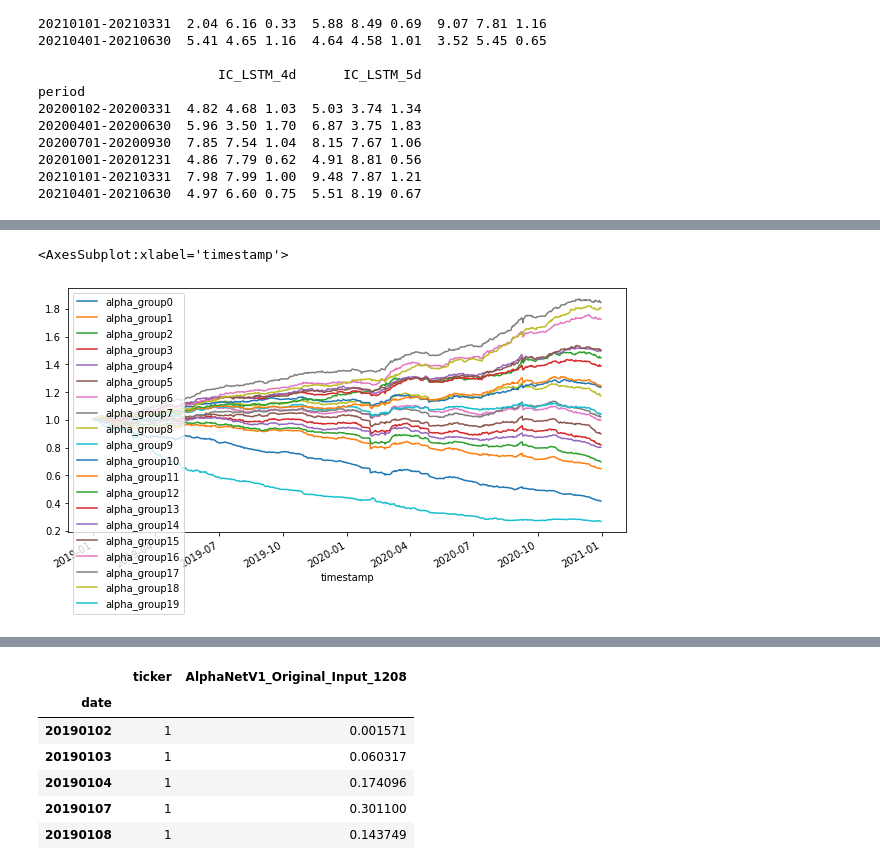
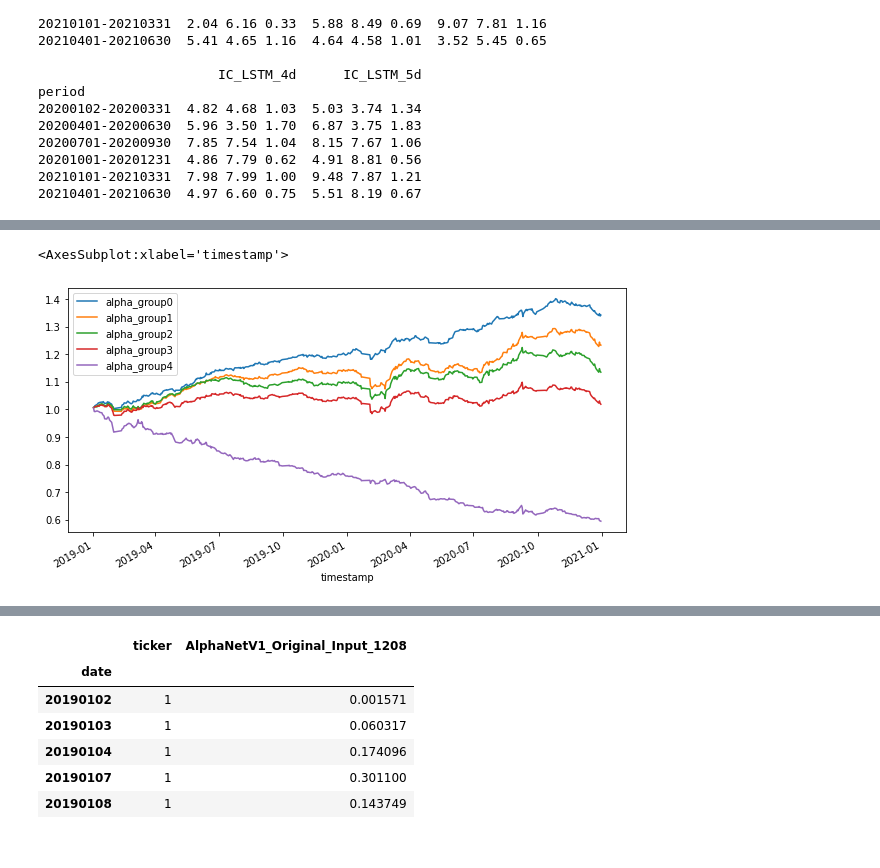
Before and after one commit to June24-Wu/Shannon, a Jupyter notebook: NoteBook/Loopback.ipynb, the cells around one changed output, grey strips where cells are left out. Saved outputs shown, nothing was run; the diff lists cells and outputs as text; code cells hidden in the pictures.

```diff
--- a/NoteBook/Loopback.ipynb
+++ b/NoteBook/Loopback.ipynb
@@ -70,7 +70,11 @@ print('Loading the configuration from ' + config_path)
 configs = namespace.load_namespace(config_path)
 FT = FeatureAnalysis(configs, feature_path=r"/home/wuwenjun/factor_lib")
 alpha_list = list(FT.features_in_path.keys())
-alpha_list = ["AlphaNet_8Input_Shift_1_Sequence_20_10d_ret_standscalar"]
+alpha_list = [
+#     "AlphaNetV1_Shift_5_Sequence_6_0",
+    "AlphaNet_8Input_Shift_1_Sequence_20_10d_ret_standscalar_2",
+#     "AlphaNetV4"
+]
 # alpha_list = ["LSTM_AlphaNet_Original_Input_5d_return_1","AlphaNet_Original_Input_5d_return_5d_change_1",
 #               "LSTM_AlphaNet_Original_Input_5d_return_2","AlphaNet_Original_Input_5d_return_5d_change_2",
 #              "LSTM_AlphaNet_Original_Input_5d_return_3","AlphaNet_Original_Input_5d_return_5d_change_3",
@@ -96,7 +100,7 @@ for alpha_name in alpha_list:
         negative = True
     else:
         negative = False
-    FT.get_top_return(alpha_name, negative= False, trade_type='long-only', transmission_rate=0.00025,
+    a = FT.get_top_return(alpha_name, negative= False, trade_type='long-only', transmission_rate=0.00025,
                             tax_rate=0.001, verbose=True,bt_price = "vwap",trade_period=6)
 # %% [output]
 Loading the configuration from /home/ShareFolder/lgc/Modules/Research/config/feature_bt_template
@@ -397,18 +423,25 @@ period
 20210101-20210331  7.98 7.99 1.00  9.48 7.87 1.21
 20210401-20210630  4.97 6.60 0.75  5.51 8.19 0.67
 # %%
+import time
+from Research.backtest.bt import BTDaily
+from Research.feature.ft import FeatureAnalysis
 import Research.utils.namespace as namespace
+import Research.utils.normalization as norm
 import numpy as np
-
-from Research.feature.ft import FeatureAnalysis
-from Research.utils import normalization as norm
 
 config_path = r'/home/ShareFolder/lgc/Modules/Research/config/feature_bt_template'
 print('Loading the configuration from ' + config_path)
 configs = namespace.load_namespace(config_path)
-FT = FeatureAnalysis(configs, feature_path=r"/home/ShareFolder/factor_lib")
+FT = FeatureAnalysis(configs, feature_path=r"/home/wuwenjun/factor_lib")
+alpha_list = list(FT.features_in_path.keys())
 
-alpha_list = list(FT.features_in_path.keys())[-1:]
+alpha_list = [
+                "AlphaNetV3",
+#              "AlphaNetV1_Original_Input_1208",
+#               "Attention_8Input_Shift_1_Sequence_20_10d_ret_standscalar"
+#                 "AlphaNetV1_Shift_5_Sequence_6"
+             ]
 start_date = '2019-01-01'
 end_date = '2021-01-01'
 
@@ -427,7 +460,7 @@ for alpha_name in alpha_list:
 #     else:
 #         negative = False
 
-    result, holdings = FT.get_group_returns(alpha_name, negative=True,group_num=20)
+    result, holdings = FT.get_group_returns(alpha_name, negative=True,group_num=5)
 
     # result为输入特征文件回测的结果，数据类型为DataFrame， holdings为分组的每日持仓，数据类型为字段，取第一组的持仓，查询holdings[0]即可，返回值为以日期为key的字典。
     print(result.head())
@@ -488,6 +504,7 @@ result
 # %%
+import pandas as pd
 result.index = result.index.map(lambda x : pd.to_datetime(str(x)))
-result.iloc[:,:20].plot(figsize=(10,5))
+result.iloc[:,:5].plot(figsize=(10,5))
 # %% [output]
 <AxesSubplot:xlabel='timestamp'>
-[figure, old version]
+[figure, new version]
```
Also changed, not shown: parts of 17 cells of this notebook.
